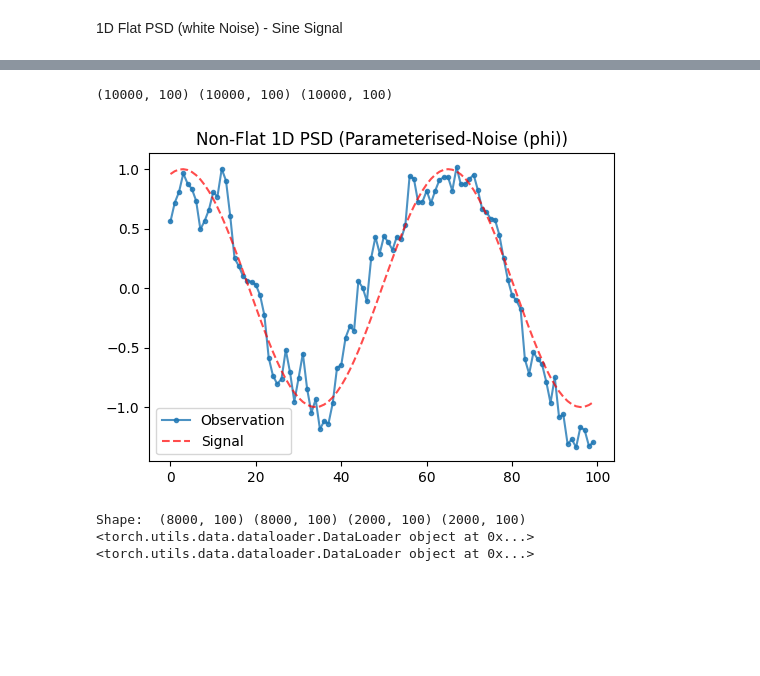
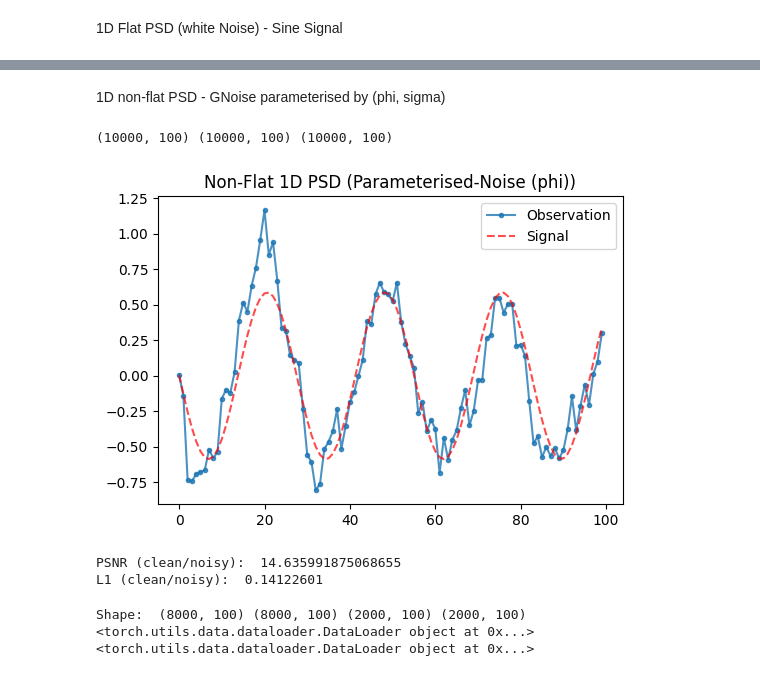
Before and after one commit to AlikMon88/Gibbs-Diff, a Jupyter notebook: unit_main_gibbs.ipynb, the cells around one changed output, grey strips where cells are left out. Drawn from its saved outputs; the diff is of its cells as text; code cells hidden in the pictures; blank space fills up the shorter version.

```diff
--- a/unit_main_gibbs.ipynb
+++ b/unit_main_gibbs.ipynb
@@ -120,17 +124,26 @@ plt.show()
+# %% [markdown]
+1D non-flat PSD - GNoise parameterised by (phi, sigma)
 # %%
-observation, signal, noise = create_1d_data_colored(n_samples=n_samples, n_depth=n_depth, phi=-1.0, decay=1.0, sigma=0.2)
+# observation, signal, noise = create_1d_data_colored(n_samples=n_samples, n_depth=n_depth, phi=-1.0, decay=1.0, sigma=0.2)
+observation, signal, noise = create_1d_data_colored_multi(n_samples=n_samples, n_depth=n_depth, phi=-1.0, decay=1.0, sigma=0.2)
 print(observation.shape, signal.shape, noise.shape)
 
 plt.figure(figsize=(6, 4))
 
 plt.plot(observation[rn], label="Observation", alpha=0.8, marker='.')
 plt.plot(signal[rn], label="Signal", linestyle="dashed", alpha=0.7, color = 'red')
 plt.title('Non-Flat 1D PSD (Parameterised-Noise (phi))')
 plt.legend()
 plt.show()
+
+
+print('PSNR (clean/noisy): ', psnr_1d(signal[rn].reshape(1, 1, -1), observation[rn].reshape(1, 1, -1)))
+print('L1 (clean/noisy): ', l1_loss_1d(signal[rn].reshape(1, 1, -1), observation[rn].reshape(1, 1, -1)))
 # %% [output]
 (10000, 100) (10000, 100) (10000, 100)
-[figure, old version]
+[figure, new version]
+PSNR (clean/noisy):  14.635991875068655
+L1 (clean/noisy):  0.14122601
 # %%
 observation_train, observation_val, signal_train, signal_val = train_test_split(observation, signal, test_size = 1 - train_split, random_state=28)
 
```
Also changed, not shown: parts of 15 cells of this notebook, 4 other files.
